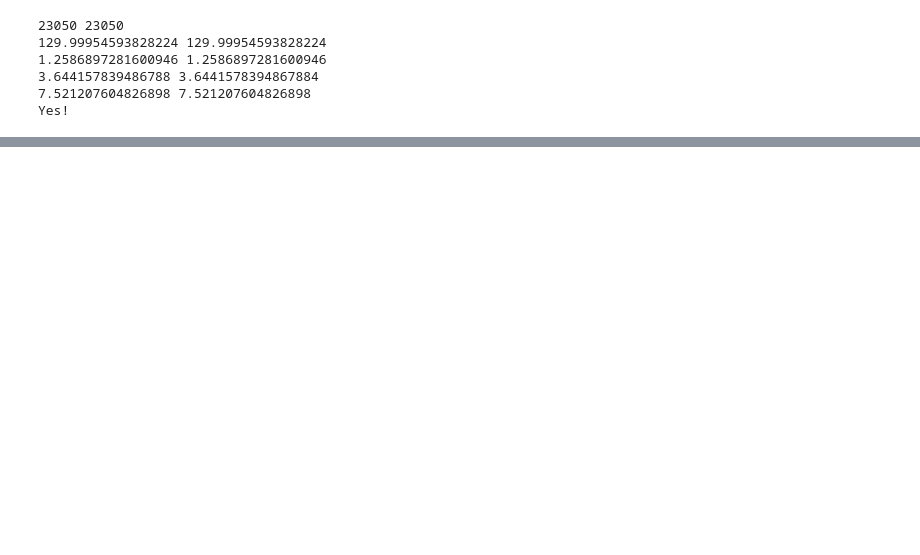
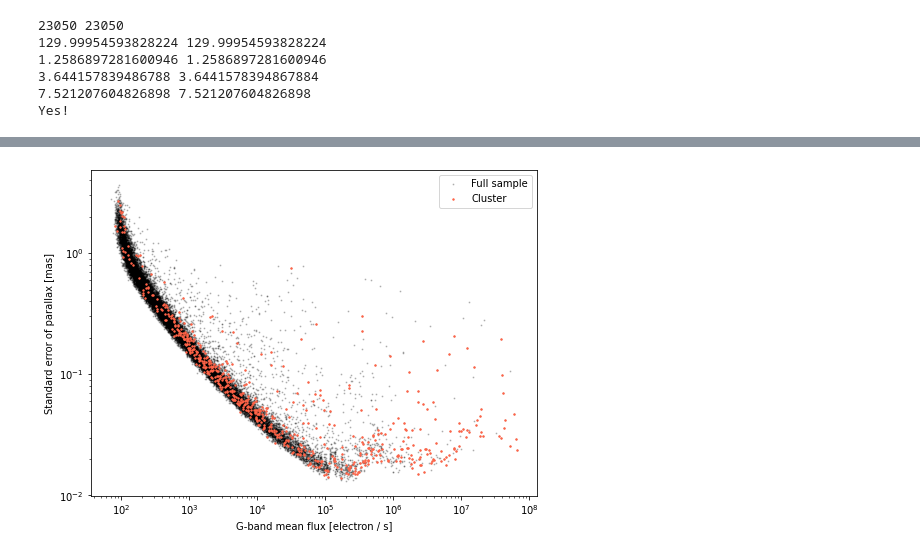
Before and after one commit to espsrc/pysnacks_1, a Jupyter notebook: tutorials/tutorial_03/pysnack_1_03_solutions.ipynb, the cells around one changed output, grey strips where cells are left out. Saved outputs shown, nothing was run; the diff lists cells and outputs as text; code cells hidden in the pictures; blank space fills up the shorter version.

```diff
--- a/tutorials/tutorial_03/pysnack_1_03_solutions.ipynb
+++ b/tutorials/tutorial_03/pysnack_1_03_solutions.ipynb
@@ -600,0 +774,27 @@ Yes!
+# %%
+def plot_variables(data, col1, col2, ax, **kwargs):
+
+    ax.scatter(data[col1], data[col2], **kwargs)
+
+    description1 = data1[col1].description        # Obtain column 1 description
+    unit1 = data1[col1].unit                      # Obtain column 1 units
+    description2 = data1[col2].description        # Obtain column 2 description
+    unit2 = data1[col2].unit                      # Obtain column 2 units
+
+    ax.set_xlabel(f"{description1} [{unit1}]") # Set the axis label in the form "Variable description [units]"
+    ax.set_ylabel(f"{description2} [{unit2}]") # Set the axis label in the form "Variable description [units]"
+
+    ax.legend()
+    return ax
+# %%
+col1 = 'phot_g_mean_flux'
+col2 = 'parallax_error'
+
+fig, ax = plt.subplots(figsize=(8,6))   # We can select ncols, nrows, or both.
+
+plot_variables(data1,    col1, col2, ax, s=1, c='k',      alpha=0.2, label='Full sample')
+plot_variables(cluster1, col1, col2, ax, s=2, c='tomato', label='Cluster');
+
+ax.loglog();
+# %% [output]
+[figure, added]
```
Also changed, not shown: parts of 70 cells of this notebook.
